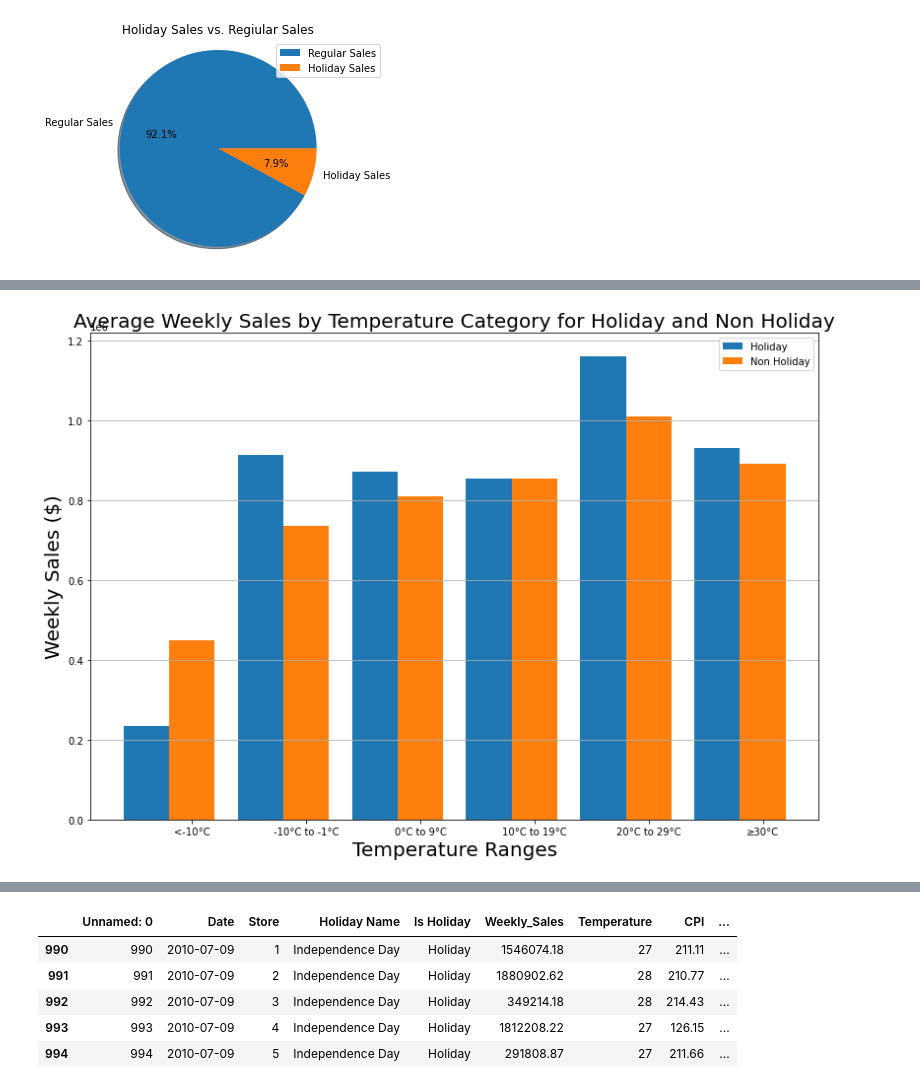
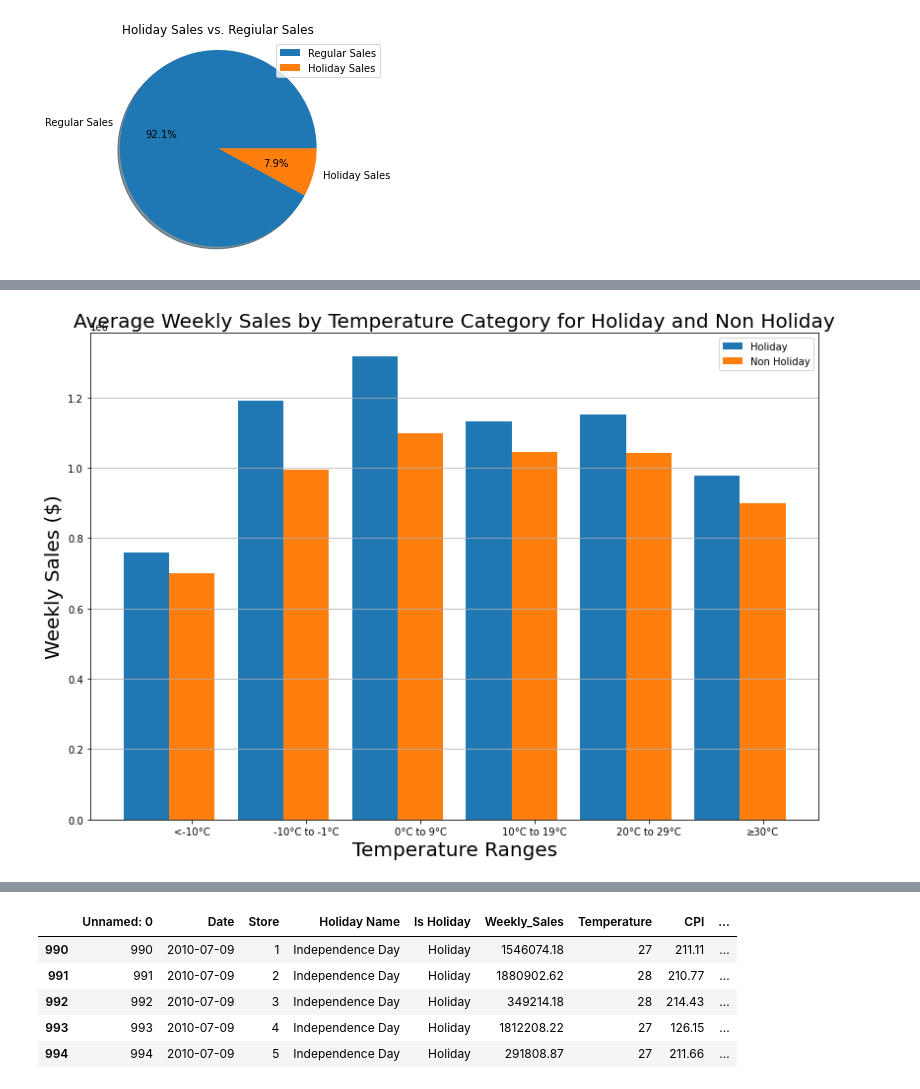
Before and after one commit to beckyydo/Project-1, a Jupyter notebook: fourthnotebook.ipynb, the cells around one changed output, grey strips where cells are left out. Saved outputs shown, nothing was run; the diff lists cells and outputs as text; code cells hidden in the pictures.

```diff
--- a/fourthnotebook.ipynb
+++ b/fourthnotebook.ipynb
@@ -36,22 +34,16 @@ import numpy as np
 #data = pd.read_csv("Dataset/final_df.csv")
 data = walmart_holiday
 #total_percent = pd.read_csv("Dataset/total_percent.csv")
-total_percent = walmart_ttl
+total_percent = walmart_ttl.data
 #holi_sum = pd.read_csv("Dataset/summary_holiday.csv")
-holi_sum = holiday_summary
+holi_sum = holiday_summary.data
 #unrate_ave = pd.read_csv("Dataset/rate_avg_holiday.csv")
-unrate_ave = rate_holiday
+unrate_ave = rate_holiday.data
 #temp_ave = pd.read_csv("Dataset/temp_avg_is.csv")
-temp_ave = temp_is
+temp_ave = temp_is.data
 #unrate_avg = pd.read_csv("Dataset/rate_avg.csv")
-unrate_avg = rate
+unrate_avg = rate.data
 #temp_total = pd.read_csv("Dataset/temp_ttl.csv")
-temp_total = temp_ttl
+temp_total = temp_ttl.data
 #rate_total = pd.read_csv("Dataset/rate_ttl.csv")
-rate_total = rate_ttl
-holi_sum["Weekly_Sales"] = holi_sum["Weekly_Sales"].replace('[\$,]', '', regex=True).astype(float)
-unrate_ave["Weekly_Sales"] = unrate_ave["Weekly_Sales"].replace('[\$,]', '', regex=True).astype(float)
-temp_ave["Weekly_Sales"] = temp_ave["Weekly_Sales"].replace('[\$,]', '', regex=True).astype(float)
-unrate_avg["Weekly_Sales"] = unrate_avg["Weekly_Sales"].replace('[\$,]', '', regex=True).astype(float)
-temp_total["Weekly_Sales"] = temp_total["Weekly_Sales"].replace('[\$,]', '', regex=True).astype(float)
-rate_total["Weekly_Sales"] = rate_total["Weekly_Sales"].replace('[\$,]', '', regex=True).astype(float)
+rate_total = rate_ttl.data
@@ -215,0 +265,3 @@ plt.savefig("Figures/fig9.png")
+# %%
+tempave = temp_ave.reset_index(drop=False)
+tempave
@@ -216,22 +282,22 @@ plt.savefig("Figures/fig9.png")
 # %%
 bar_width = 0.4
 fig, ax = plt.subplots(figsize=(12, 8))
-r1 = np.arange(len(temp_ave["Temp Category"].unique()))
+r1 = np.arange(len(tempave["Temp Category"].unique()))
 r2 = [x + bar_width for x in r1]
-b1 = ax.bar(r1, temp_ave.loc[temp_ave["Is Holiday"] == 'Holiday', 'Weekly_Sales'],width=bar_width, label="Holiday")
-b2 = ax.bar(r2, temp_ave.loc[temp_ave["Is Holiday"] == 'No Holiday', 'Weekly_Sales'],width=bar_width, label="Non Holiday")
+b1 = ax.bar(r1, tempave.loc[tempave["Is Holiday"] == 'Holiday', 'Weekly_Sales'],width=bar_width, label="Holiday")
+b2 = ax.bar(r2, tempave.loc[tempave["Is Holiday"] == 'No Holiday', 'Weekly_Sales'],width=bar_width, label="Non Holiday")
 #ax.set_xticks(x + bar_width/2)
-plt.xticks([r + bar_width for r in range(len(temp_ave["Temp Category"].unique()))], ["<-10°C","-10°C to -1°C","0°C to 9°C","10°C to 19°C","20°C to 29°C","≥30°C"])
+plt.xticks([r + bar_width for r in range(len(tempave["Temp Category"].unique()))], ["<-10°C","-10°C to -1°C","0°C to 9°C","10°C to 19°C","20°C to 29°C","≥30°C"])
 #ax.set_xticklabels(["<-10°C","-10°C to -1°C","0°C to 9°C","10°C to 19°C","20°C to 29°C","≥30°C"])
 plt.xlabel("Temperature Ranges",fontsize=20)
 plt.ylabel("Weekly Sales ($)",fontsize=20)
 plt.title("Average Weekly Sales by Temperature Category for Holiday and Non Holiday",fontsize=20)
 ax.legend()
 plt.tight_layout()
 plt.grid(axis="y")
 plt.savefig("Figures/fig10.png")
 # %% [output]
-[figure, old version]
+[figure, new version]
 # %%
 #SCATTER UNEMPLOYMENT RATE V SALES
 weekly_sales = data["Weekly_Sales"]
```
Also changed, not shown: parts of 23 cells of this notebook, 24 other files.
